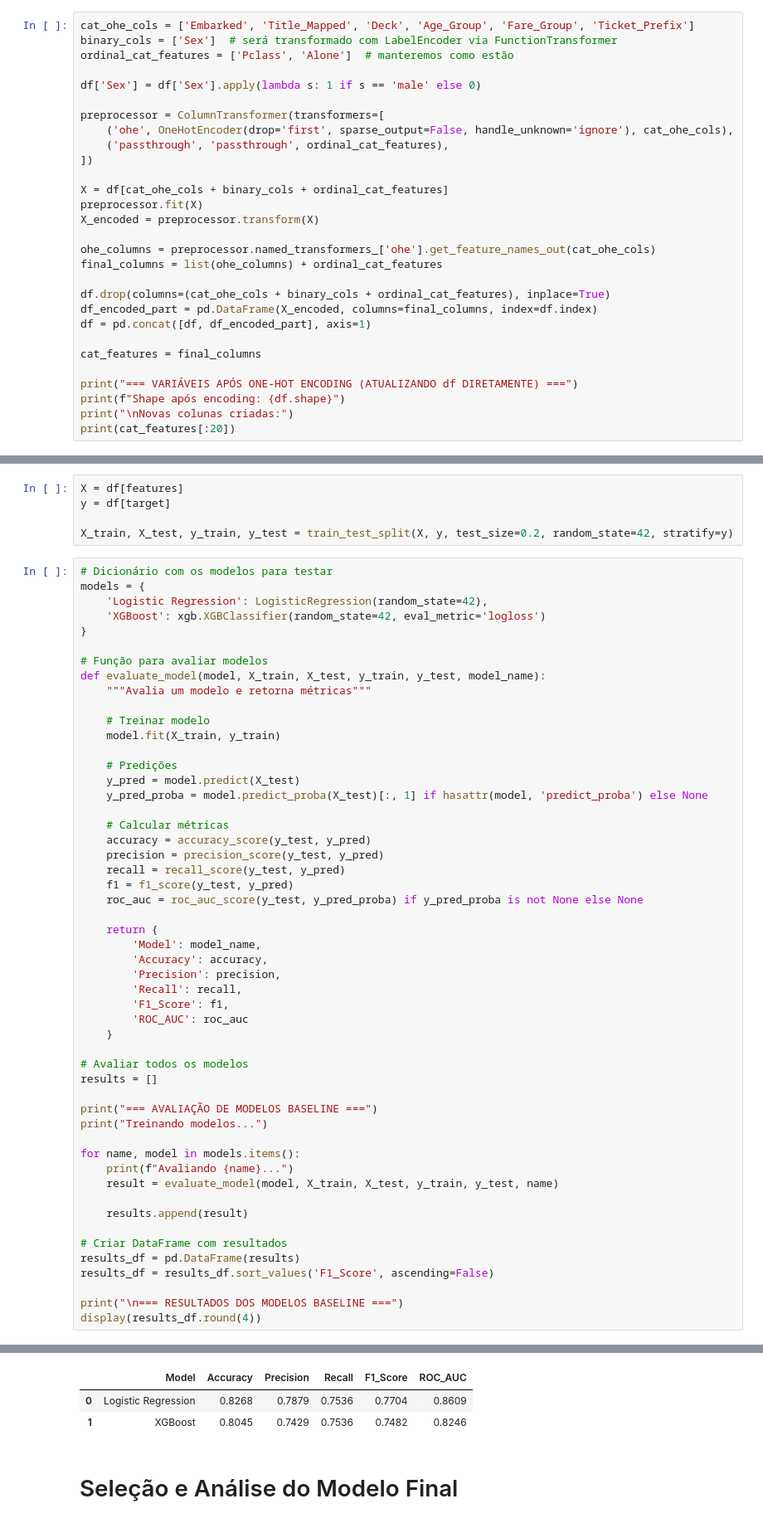
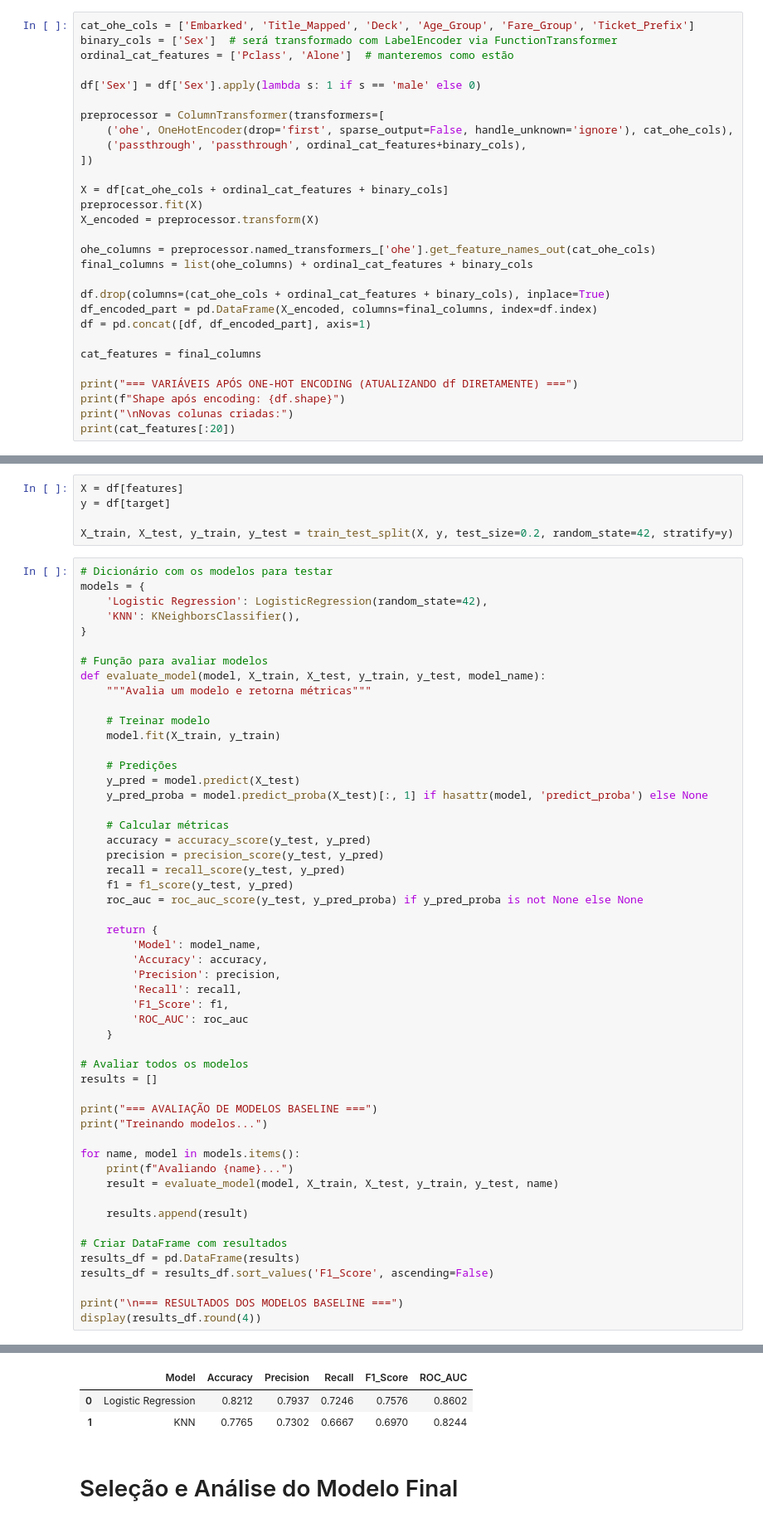
Before and after one commit to Marcus-vinicius-pcs/titanic-model-deploy, a Jupyter notebook: notebooks/titanic.ipynb, the cells around one changed output, grey strips where cells are left out. Shown at 83% size. Cells and saved outputs as stored; diff of their text form.

```diff
--- a/notebooks/titanic.ipynb
+++ b/notebooks/titanic.ipynb
@@ -671,17 +671,17 @@ df['Sex'] = df['Sex'].apply(lambda s: 1 if s == 'male' else 0)
 
 preprocessor = ColumnTransformer(transformers=[
     ('ohe', OneHotEncoder(drop='first', sparse_output=False, handle_unknown='ignore'), cat_ohe_cols),
-    ('passthrough', 'passthrough', ordinal_cat_features),
+    ('passthrough', 'passthrough', ordinal_cat_features+binary_cols),
 ])
 
-X = df[cat_ohe_cols + binary_cols + ordinal_cat_features]
+X = df[cat_ohe_cols + ordinal_cat_features + binary_cols]
 preprocessor.fit(X)
 X_encoded = preprocessor.transform(X)
 
 ohe_columns = preprocessor.named_transformers_['ohe'].get_feature_names_out(cat_ohe_cols)
-final_columns = list(ohe_columns) + ordinal_cat_features
+final_columns = list(ohe_columns) + ordinal_cat_features + binary_cols
 
-df.drop(columns=(cat_ohe_cols + binary_cols + ordinal_cat_features), inplace=True)
+df.drop(columns=(cat_ohe_cols + ordinal_cat_features + binary_cols), inplace=True)
 df_encoded_part = pd.DataFrame(X_encoded, columns=final_columns, index=df.index)
 df = pd.concat([df, df_encoded_part], axis=1)
 
@@ -775,7 +775,7 @@ X_train, X_test, y_train, y_test = train_test_split(X, y, test_size=0.2, random_
 # Dicionário com os modelos para testar
 models = {
     'Logistic Regression': LogisticRegression(random_state=42),
-    'XGBoost': xgb.XGBClassifier(random_state=42, eval_metric='logloss')
+    'KNN': KNeighborsClassifier(),
 }
 
 # Função para avaliar modelos
@@ -831,7 +832,7 @@ Avaliando XGBoost...
 === RESULTADOS DOS MODELOS BASELINE ===
 |  | Model | Accuracy | Precision | Recall | F1_Score | ROC_AUC |
-| 0 | Logistic Regression | 0.8268 | 0.7879 | 0.7536 | 0.7704 | 0.8609 |
-| 1 | XGBoost | 0.8045 | 0.7429 | 0.7536 | 0.7482 | 0.8246 |
+| 0 | Logistic Regression | 0.8212 | 0.7937 | 0.7246 | 0.7576 | 0.8602 |
+| 1 | KNN | 0.7765 | 0.7302 | 0.6667 | 0.6970 | 0.8244 |
 # %% [markdown]
 # Seleção e Análise do Modelo Final
 # %%
```
Also changed, not shown: parts of 7 cells of this notebook, 4 other files.
